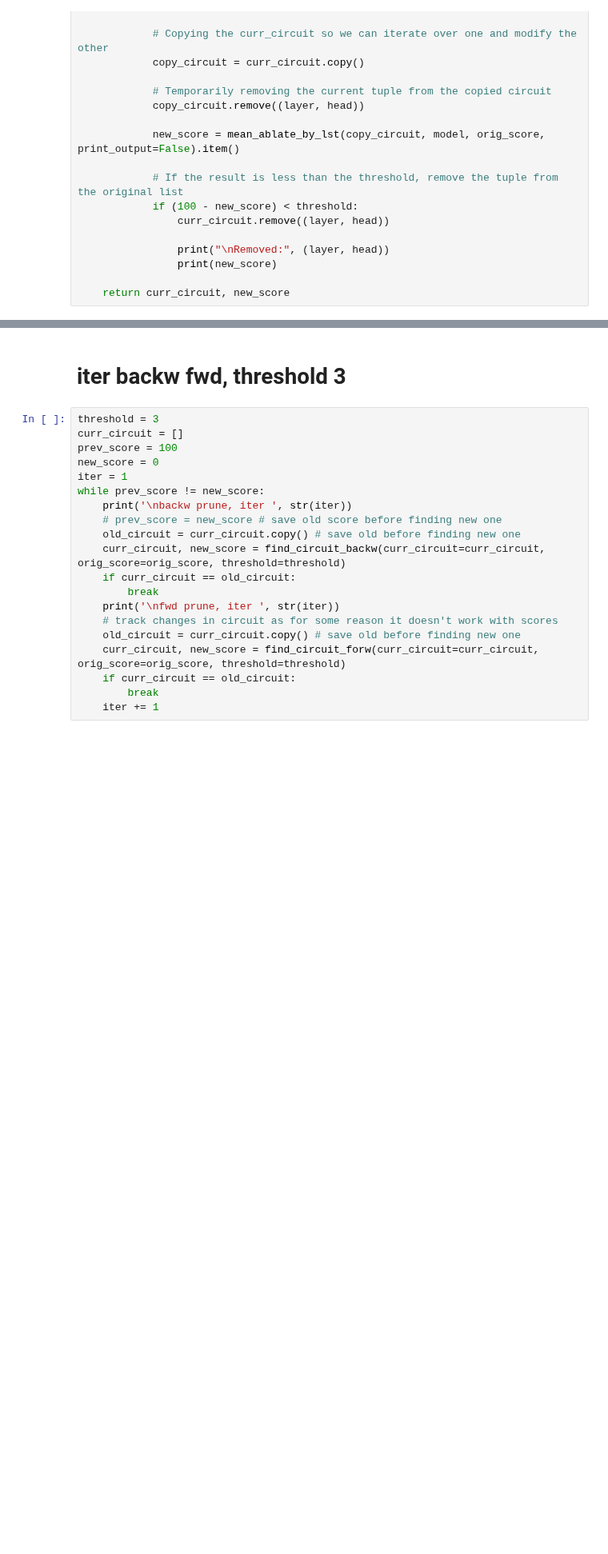
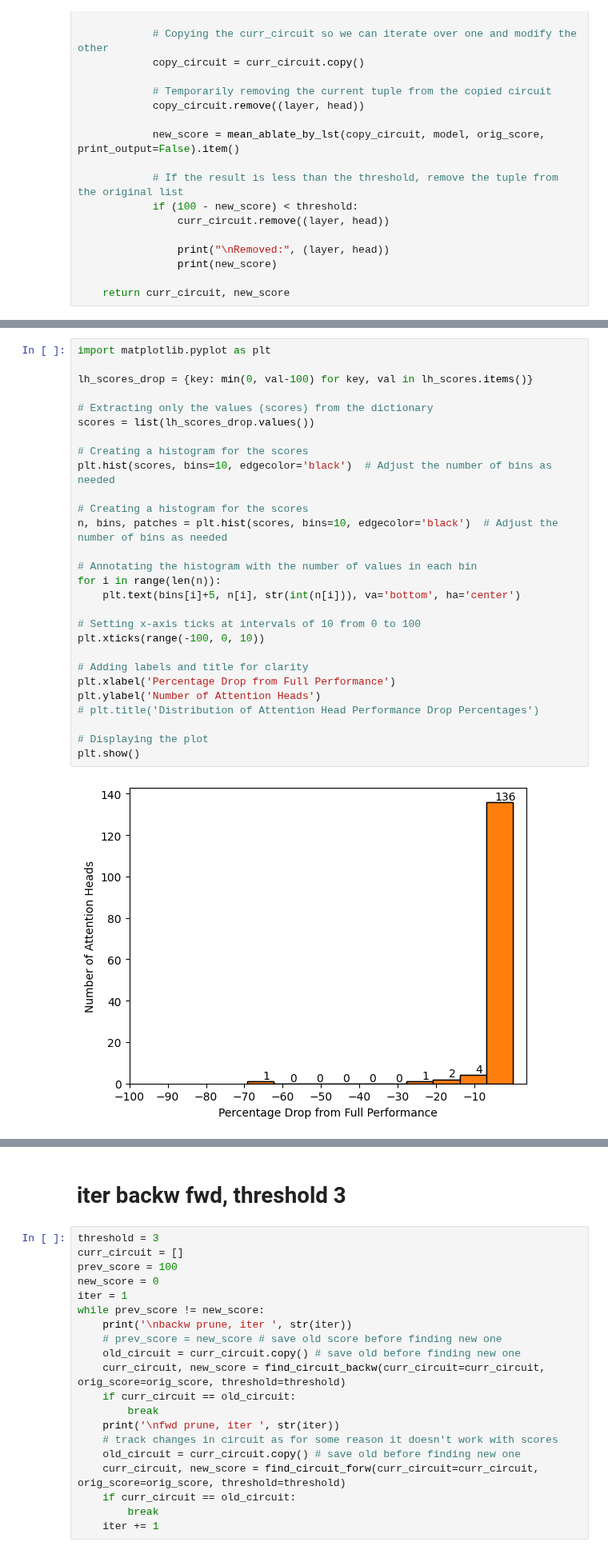
Before and after one commit to apartresearch/seqcont_circuits, a Jupyter notebook: notebooks/minimal_circuits/digits_randAll_cleanedUp.ipynb, the cells around one changed output, grey strips where cells are left out. Shown at 80% size. Saved outputs shown, nothing was run; the diff lists cells and outputs as text; blank space fills up the shorter version.

```diff
--- a/notebooks/minimal_circuits/digits_randAll_cleanedUp.ipynb
+++ b/notebooks/minimal_circuits/digits_randAll_cleanedUp.ipynb
@@ -1062,0 +1155,30 @@ def find_circuit_backw(curr_circuit=None, orig_score=100, threshold=10):
+# %%
+import matplotlib.pyplot as plt
+
+lh_scores_drop = {key: min(0, val-100) for key, val in lh_scores.items()}
+
+# Extracting only the values (scores) from the dictionary
+scores = list(lh_scores_drop.values())
+
+# Creating a histogram for the scores
+plt.hist(scores, bins=10, edgecolor='black')  # Adjust the number of bins as needed
+
+# Creating a histogram for the scores
+n, bins, patches = plt.hist(scores, bins=10, edgecolor='black')  # Adjust the number of bins as needed
+
+# Annotating the histogram with the number of values in each bin
+for i in range(len(n)):
+    plt.text(bins[i]+5, n[i], str(int(n[i])), va='bottom', ha='center')
+
+# Setting x-axis ticks at intervals of 10 from 0 to 100
+plt.xticks(range(-100, 0, 10))
+
+# Adding labels and title for clarity
+plt.xlabel('Percentage Drop from Full Performance')
+plt.ylabel('Number of Attention Heads')
+# plt.title('Distribution of Attention Head Performance Drop Percentages')
+
+# Displaying the plot
+plt.show()
+# %% [output]
+[figure, added]
```
Also changed, not shown: parts of 11 cells of this notebook.
